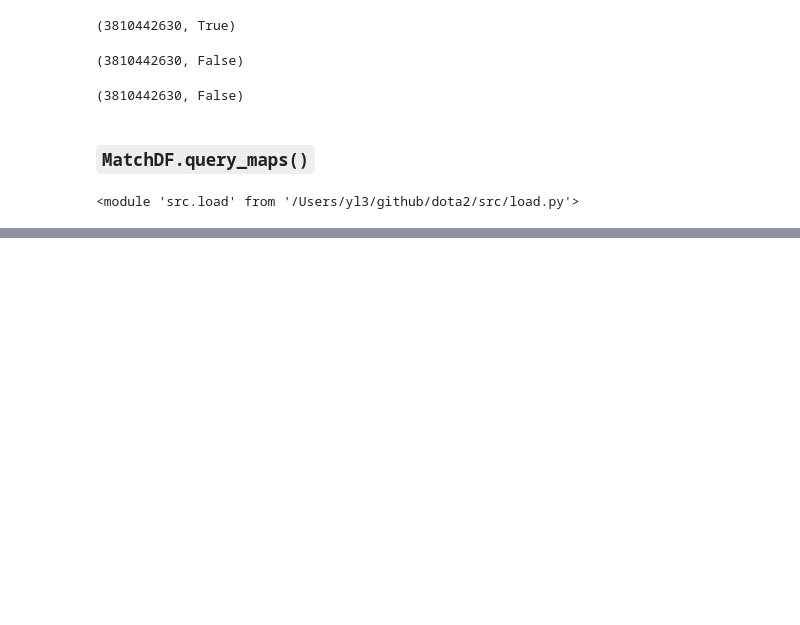
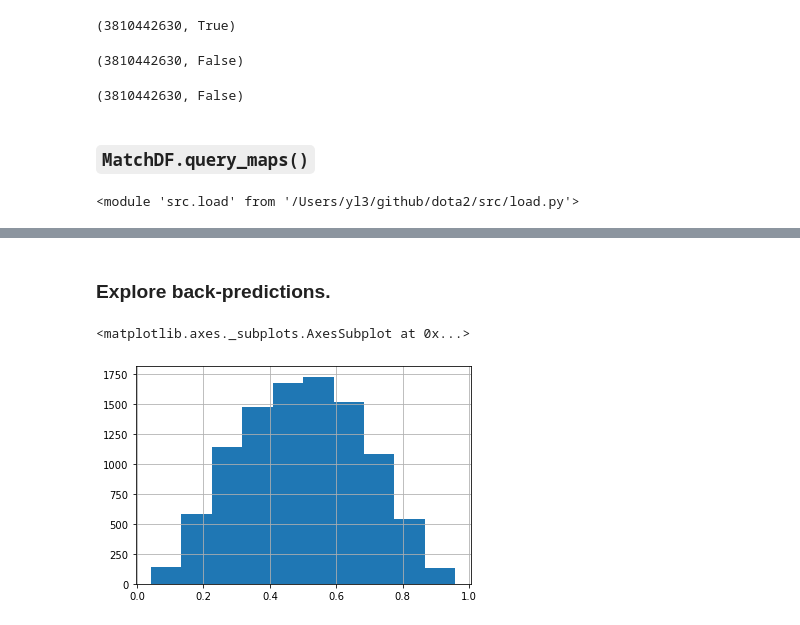
Before and after one commit to yl3/dota2, a Jupyter notebook: notebooks/2019-09-09.data_for_prof_matches.ipynb, the cells around one changed output, grey strips where cells are left out. Saved outputs shown, nothing was run; the diff lists cells and outputs as text; code cells hidden in the pictures; blank space fills up the shorter version.

Commit message:
Check data for fitting "professional" matches

```diff
--- a/notebooks/2019-09-09.data_for_prof_matches.ipynb
+++ b/notebooks/2019-09-09.data_for_prof_matches.ipynb
@@ -166,0 +278,4 @@ prm_m.query_maps('TNC Predator', 'Vici Gaming', [0, 0, 1],
+# %%
+combined_matches = load.MatchDF(
+    pd.concat([premium_matches, professional_matches]))
+combined_matches.df
@@ -166,0 +295,15 @@ prm_m.query_maps('TNC Predator', 'Vici Gaming', [0, 0, 1],
+# %%
+premium_pro_model = src.models.gp.SkillsGPMAP(
+    None,
+    None,
+    combined_matches.players_mat,
+    combined_matches.df.startTimestamp,
+    combined_matches.df.radiantVictory,
+    'exponential',
+    {'scale': 1.25 * 365 * 24 * 60 * 60 * 1000},
+    radi_prior_sd=3.0,
+    logistic_scale=3.0)
+# %%
+if premium_pro_model.fitted is None:
+    premium_pro_model.fit()
+premium_pro_model.fitted
@@ -166,0 +323,13 @@ prm_m.query_maps('TNC Predator', 'Vici Gaming', [0, 0, 1],
+# %% [markdown]
+### Explore back-predictions.
+# %%
+match_pred = src.stats.MatchPred(
+    combined_matches,
+    premium_pro_model.fitted_pred_df(),
+    3.0,
+    premium_pro_model.fitted_skills_mat())
+# %%
+match_pred.df.pred_win_prob_unknown_side.hist()
+# %% [output]
+<matplotlib.axes._subplots.AxesSubplot at 0x...>
+[figure, added]
```
Also changed, not shown: parts of 21 cells of this notebook, 1 other file.
